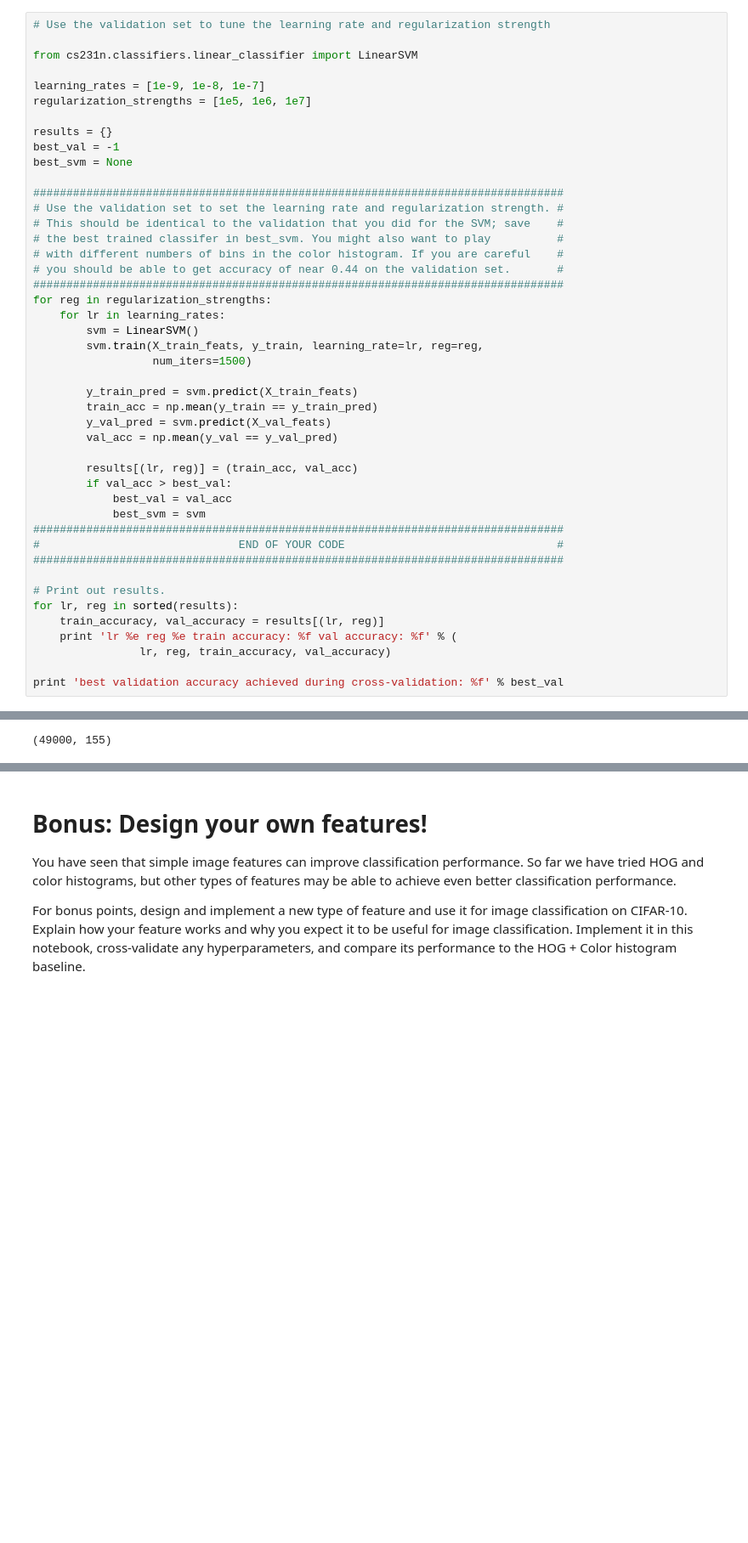
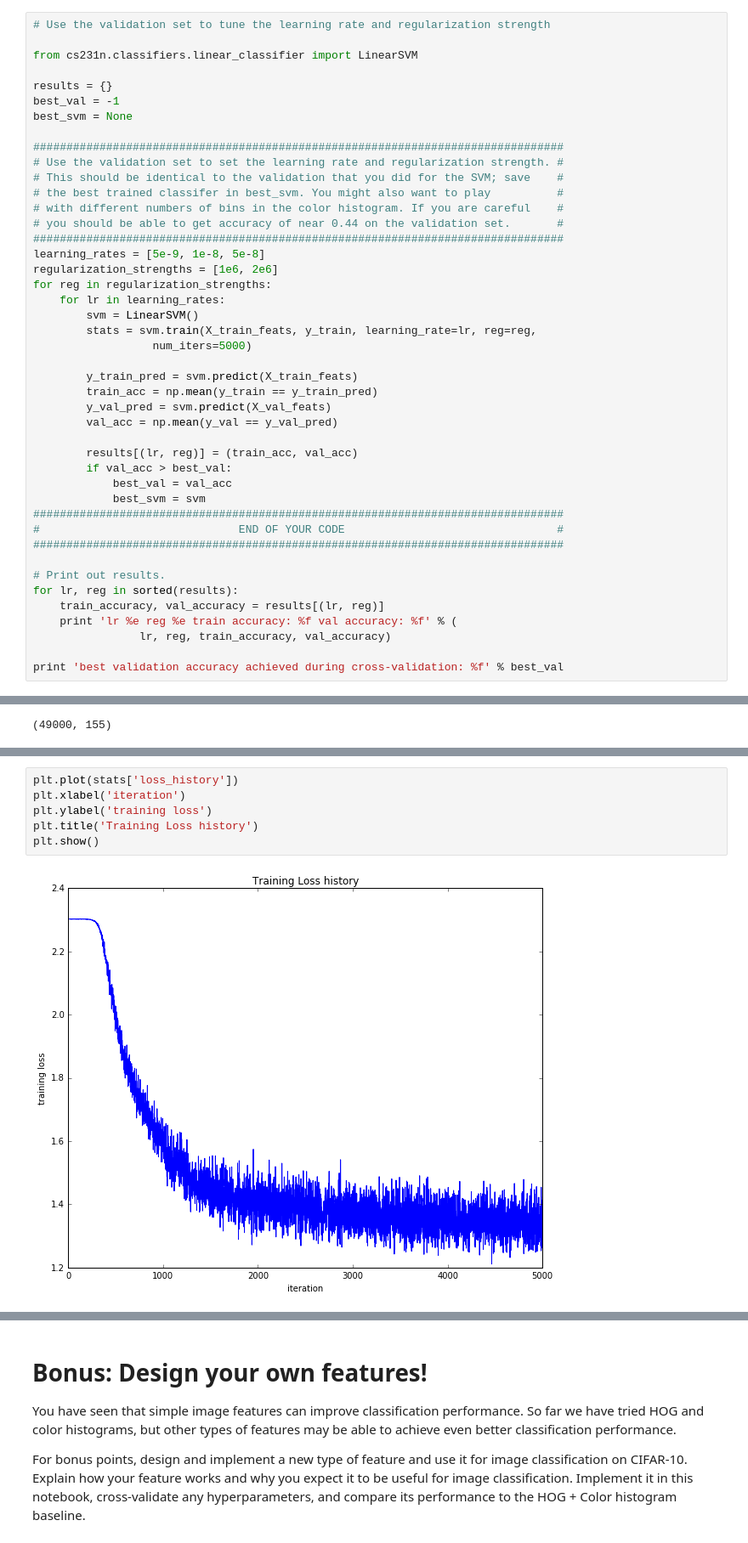
Before and after one commit to bertjiazheng/cs231n, a Jupyter notebook: assignment1/features.ipynb, the cells around one changed output, grey strips where cells are left out. Shown at 85% size. Drawn from its saved outputs; the diff is of its cells as text; blank space fills up the shorter version.

```diff
--- a/assignment1/features.ipynb
+++ b/assignment1/features.ipynb
@@ -113,9 +113,6 @@ Using the multiclass SVM code developed earlier in the assignment, train SVMs on
 # Use the validation set to tune the learning rate and regularization strength
 
 from cs231n.classifiers.linear_classifier import LinearSVM
-
-learning_rates = [1e-9, 1e-8, 1e-7]
-regularization_strengths = [1e5, 1e6, 1e7]
 
 results = {}
 best_val = -1
@@ -128,11 +125,13 @@ best_svm = None
 # with different numbers of bins in the color histogram. If you are careful    #
 # you should be able to get accuracy of near 0.44 on the validation set.       #
 ################################################################################
+learning_rates = [5e-9, 1e-8, 5e-8]
+regularization_strengths = [1e6, 2e6]
 for reg in regularization_strengths:
     for lr in learning_rates:
         svm = LinearSVM()
-        svm.train(X_train_feats, y_train, learning_rate=lr, reg=reg,
-                  num_iters=1500)
+        stats = svm.train(X_train_feats, y_train, learning_rate=lr, reg=reg,
+                  num_iters=5000)
 
         y_train_pred = svm.predict(X_train_feats)
         train_acc = np.mean(y_train == y_train_pred)
@@ -255,3 +258,11 @@ Validation accuracy:  0.604
+# %%
+plt.plot(stats['loss_history'])
+plt.xlabel('iteration')
+plt.ylabel('training loss')
+plt.title('Training Loss history')
+plt.show()
+# %% [output]
+[figure, added]
 # %%
 # Run your neural net classifier on the test set. You should be able to
 # get more than 55% accuracy.
```
Also changed, not shown: parts of 5 cells of this notebook.
